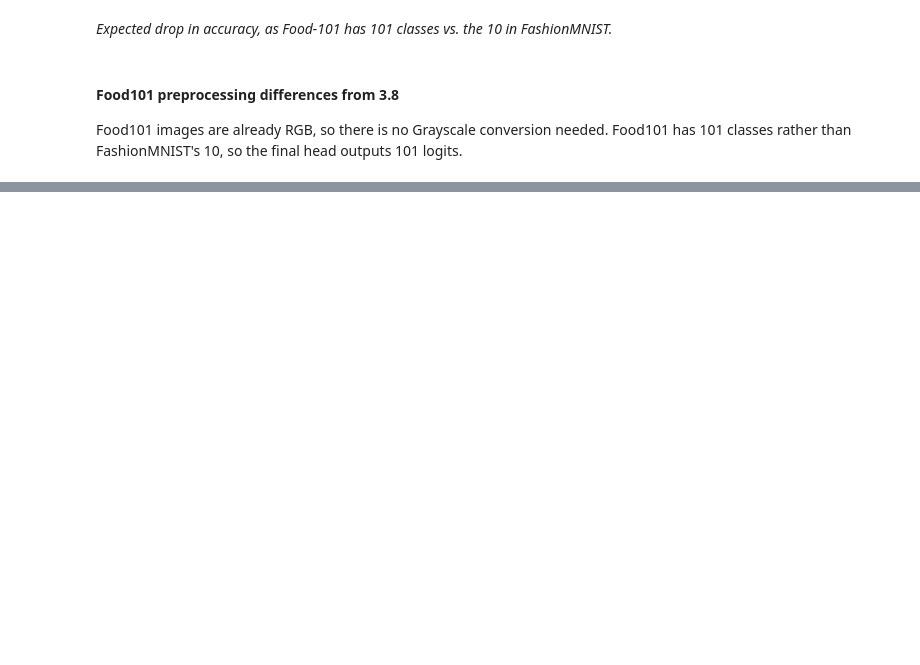
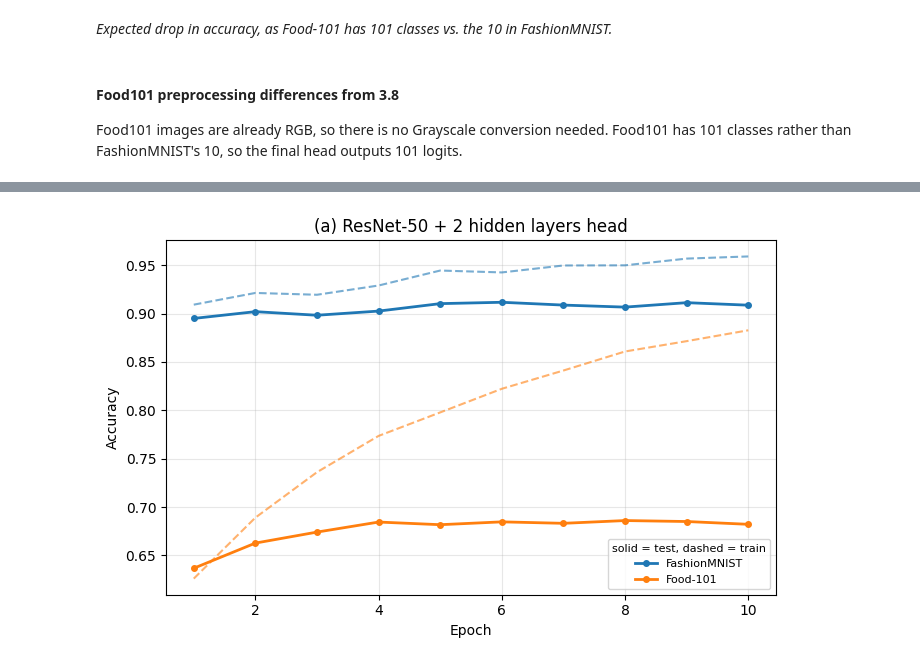
Before and after one commit to jademola/ImageClassificationMLP, a Jupyter notebook: A3_final_anny.ipynb, the cells around one changed output, grey strips where cells are left out. Saved outputs shown, nothing was run; the diff lists cells and outputs as text; code cells hidden in the pictures; blank space fills up the shorter version.

```diff
--- a/A3_final_anny.ipynb
+++ b/A3_final_anny.ipynb
@@ -2265,0 +2623,13 @@ Food101 images are already RGB, so there is no Grayscale conversion needed. Food
+# %%
+fig, ax = plt.subplots(figsize=(7, 4.5))
+
+
+plot_curves({'FashionMNIST': (resnet_histories[head]['train_acc'],         resnet_histories[head]['test_acc']),
+             'Food-101':     (food101_resnet_histories[head]['train_acc'], food101_resnet_histories[head]['test_acc'])},
+            f'(a) ResNet-50 + {head} head', ax)
+
+
+plt.tight_layout()
+plt.show()
+# %% [output]
+[figure, added]
```
Also changed, not shown: parts of 38 cells of this notebook.
